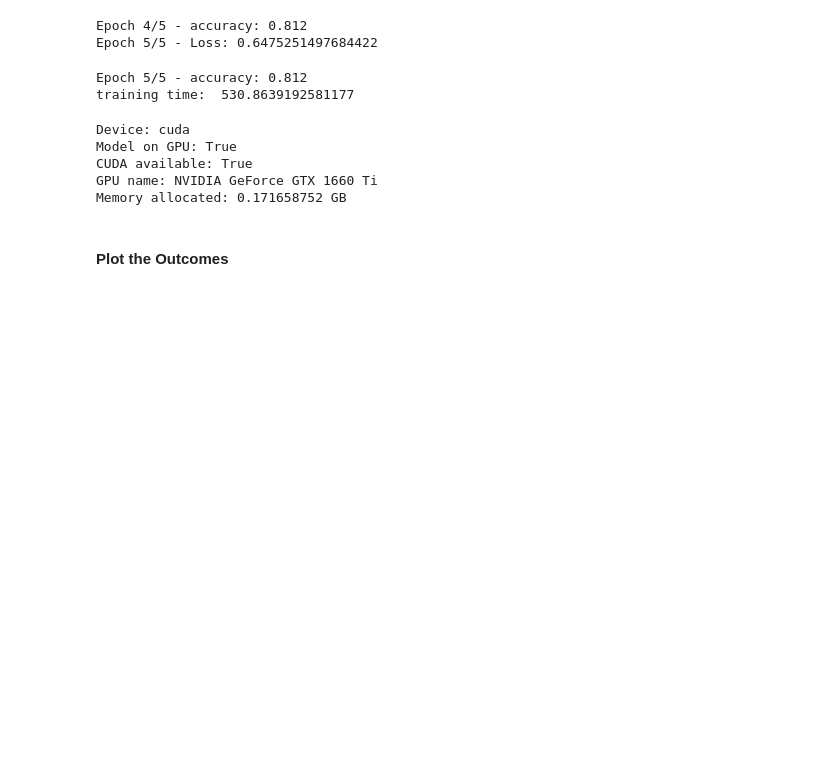
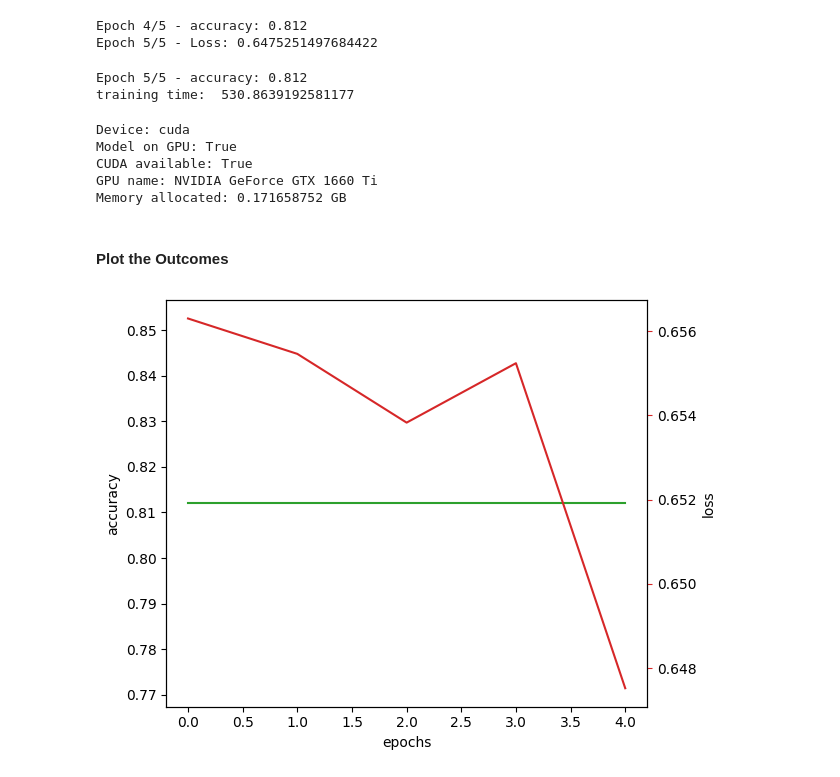
Before and after one commit to VishSeran/fine-tune-classification-model-with-adapters, a Jupyter notebook: classification-model-fine-tune-with-adapters.ipynb, the cells around one changed output. Saved outputs shown, nothing was run; the diff lists cells and outputs as text; code cells hidden in the pictures; blank space fills up the shorter version.

Commit message:
model plot updated

```diff
--- a/classification-model-fine-tune-with-adapters.ipynb
+++ b/classification-model-fine-tune-with-adapters.ipynb
@@ -492,3 +492,7 @@ def plot_model (model_accuracy, model_loss):
 
     plt.tight_layout()
     plt.show()
+# %%
+plot_model(model_accuracy,model_loss)
+# %% [output]
+[figure, added]
```
